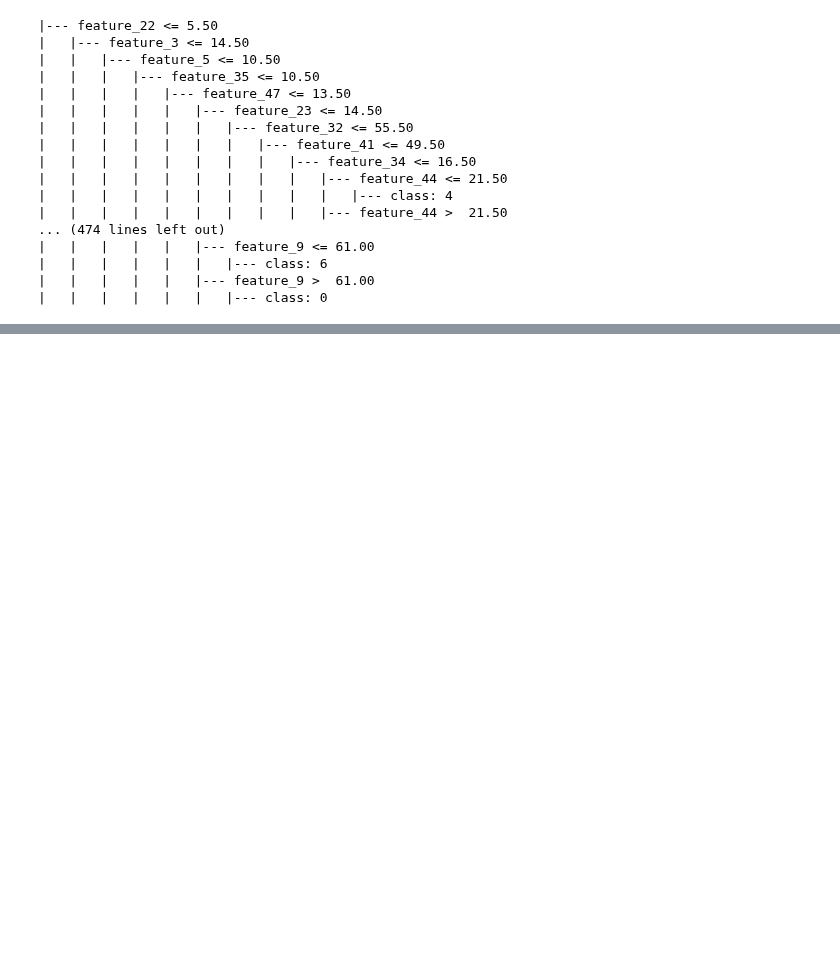
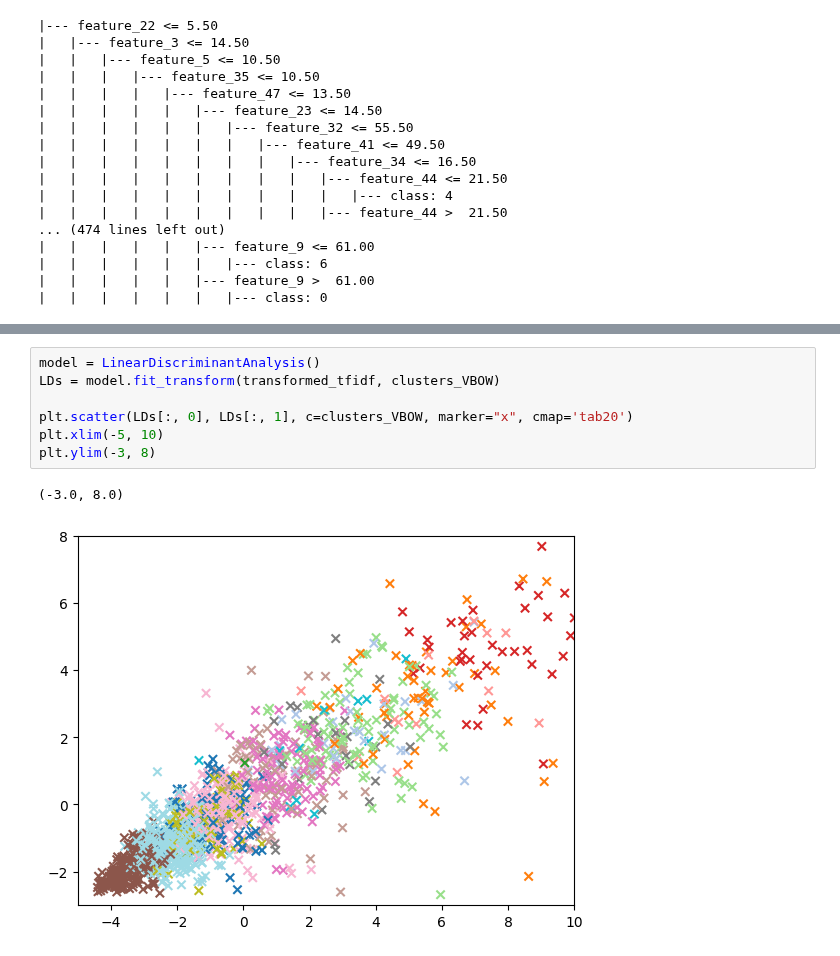
Before and after one commit to Revanchist317/ATiML-Project, a Jupyter notebook: PASCAL_constrained_clustering.ipynb, the cells around one changed output, grey strips where cells are left out. Drawn from its saved outputs; the diff is of its cells as text; blank space fills up the shorter version.

```diff
--- a/PASCAL_constrained_clustering.ipynb
+++ b/PASCAL_constrained_clustering.ipynb
@@ -995,0 +1044,10 @@ print(text_representation)
+# %%
+model = LinearDiscriminantAnalysis()
+LDs = model.fit_transform(transformed_tfidf, clusters_VBOW)
+
+plt.scatter(LDs[:, 0], LDs[:, 1], c=clusters_VBOW, marker="x", cmap='tab20')
+plt.xlim(-5, 10)
+plt.ylim(-3, 8)
+# %% [output]
+(-3.0, 8.0)
+[figure, added]
```
Also changed, not shown: parts of 16 cells of this notebook.
